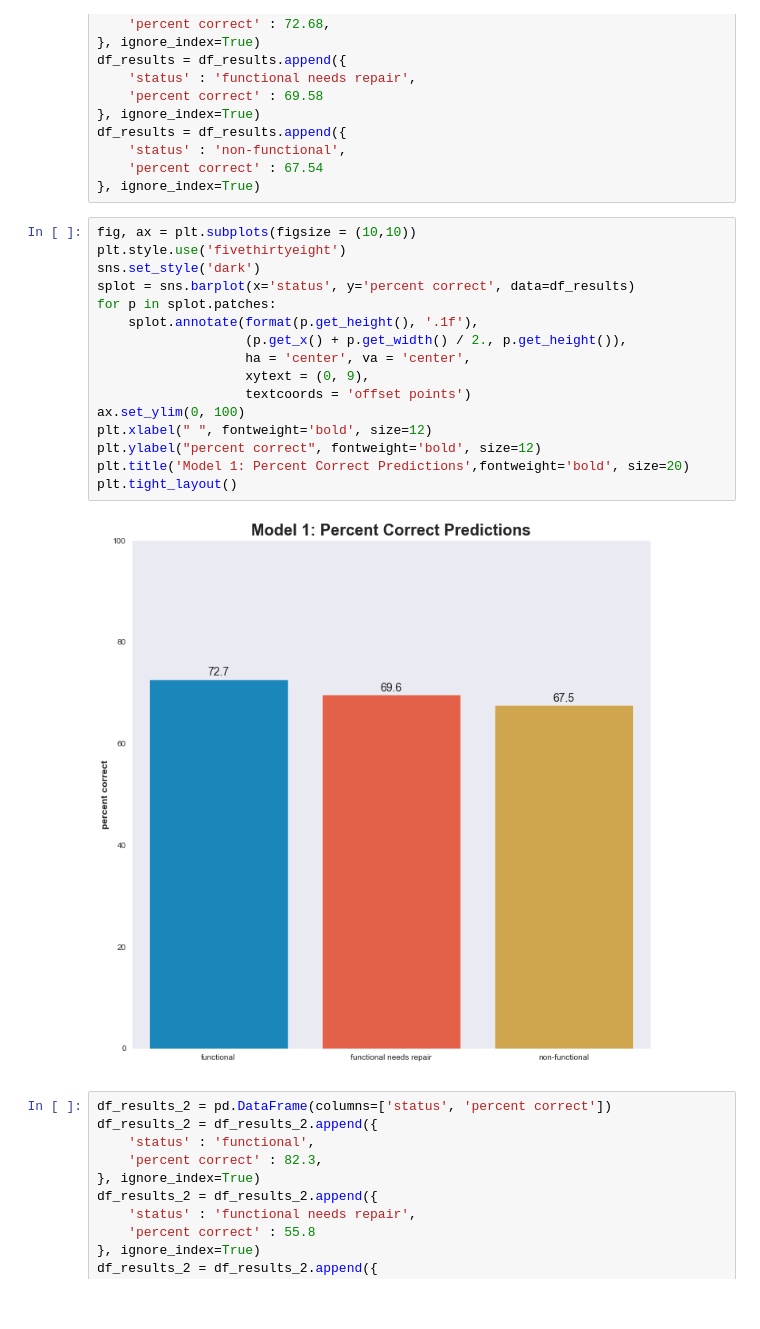
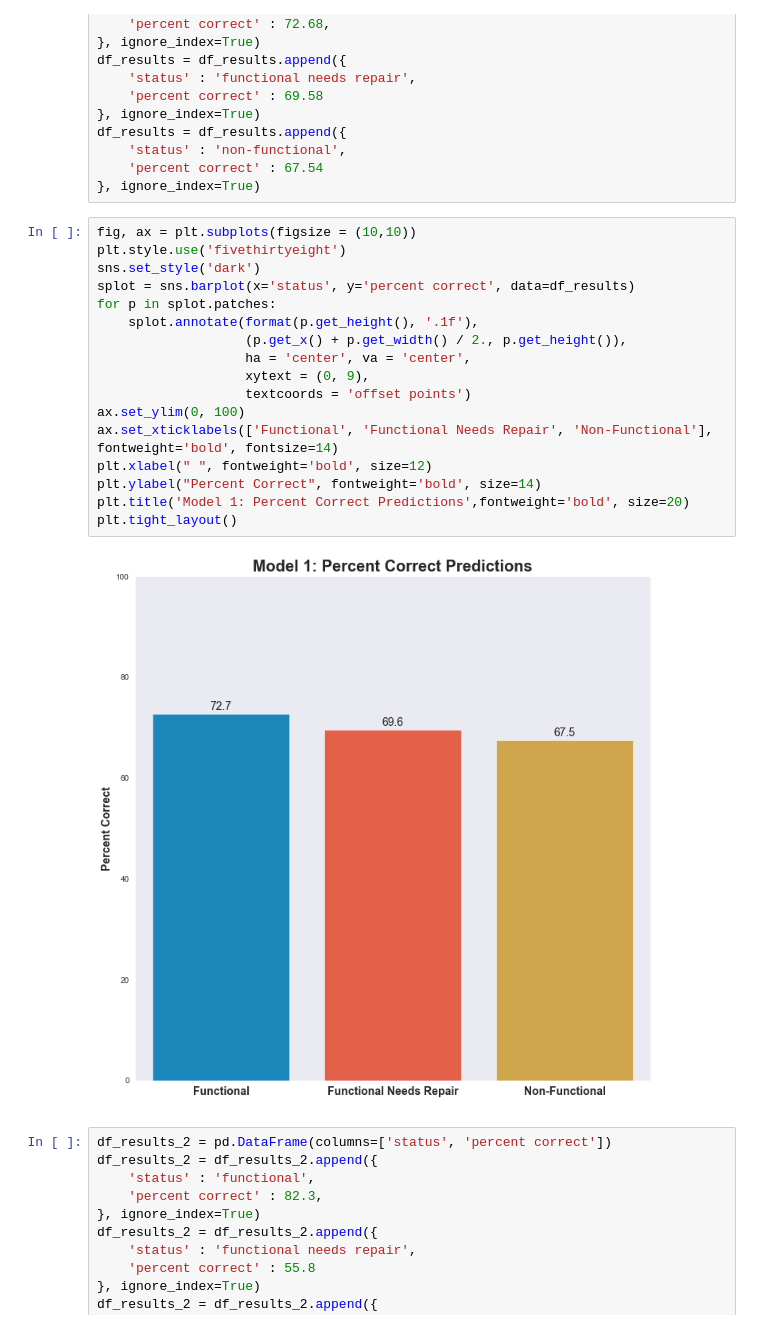
Before and after one commit to fivearm/Phase_3_Project, a Jupyter notebook: 06_visualizations.ipynb, the cells around one changed output. Drawn from its saved outputs; the diff is of its cells as text.

```diff
--- a/06_visualizations.ipynb
+++ b/06_visualizations.ipynb
@@ -196,21 +206,22 @@ df_results = df_results.append({
 # %%
 fig, ax = plt.subplots(figsize = (10,10))
 plt.style.use('fivethirtyeight')
 sns.set_style('dark')
 splot = sns.barplot(x='status', y='percent correct', data=df_results)
 for p in splot.patches:
     splot.annotate(format(p.get_height(), '.1f'),
                    (p.get_x() + p.get_width() / 2., p.get_height()),
                    ha = 'center', va = 'center',
                    xytext = (0, 9),
                    textcoords = 'offset points')
 ax.set_ylim(0, 100)
+ax.set_xticklabels(['Functional', 'Functional Needs Repair', 'Non-Functional'], fontweight='bold', fontsize=14)
 plt.xlabel(" ", fontweight='bold', size=12)
-plt.ylabel("percent correct", fontweight='bold', size=12)
+plt.ylabel("Percent Correct", fontweight='bold', size=14)
 plt.title('Model 1: Percent Correct Predictions',fontweight='bold', size=20)
 plt.tight_layout()
 # %% [output]
-[figure, old version]
+[figure, new version]
 # %%
 df_results_2 = pd.DataFrame(columns=['status', 'percent correct'])
 df_results_2 = df_results_2.append({
```
Also changed, not shown: parts of 7 cells of this notebook, 1 other file.
